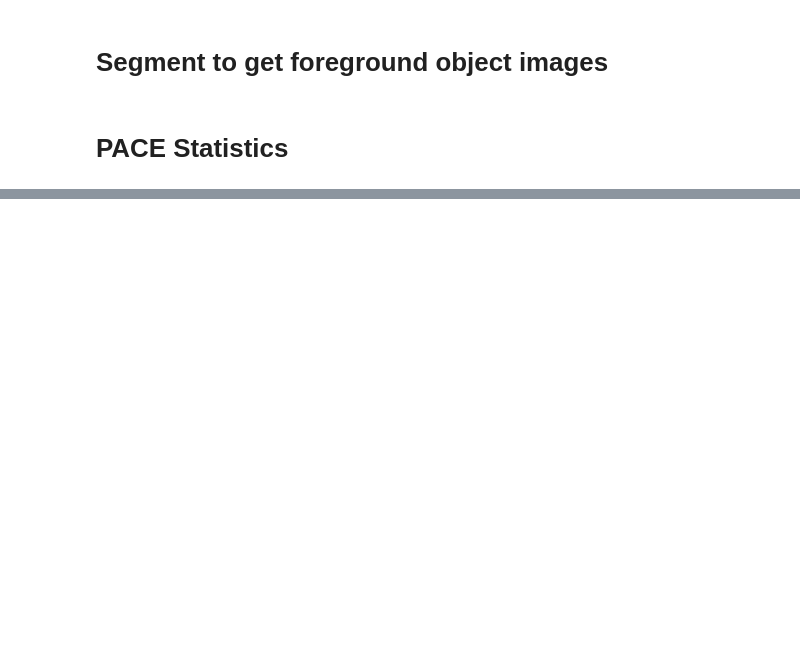
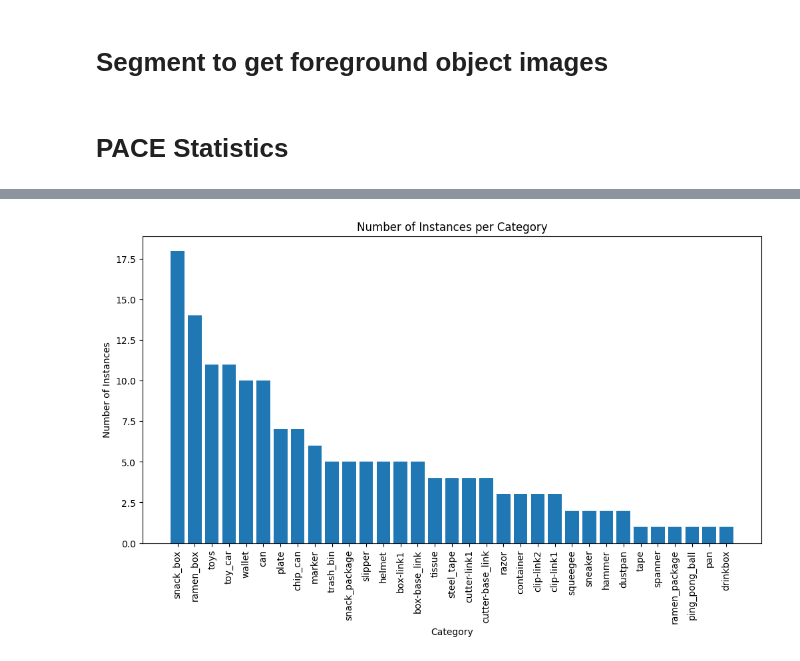
Before and after one commit to RIPS25-Analog/OC-Synthesis, a Jupyter notebook: src/utils/pace-data-processing.ipynb, the cells around one changed output, grey strips where cells are left out. Cells and saved outputs as stored; diff of their text form; code cells hidden in the pictures; blank space fills up the shorter version.

```diff
--- a/src/utils/pace-data-processing.ipynb
+++ b/src/utils/pace-data-processing.ipynb
@@ -391,13 +391,16 @@ instance_splits
 video_splits = {'train': defaultdict(set), 'val': defaultdict(set), 'test': defaultdict(set)}
 
 # Given the instance splits, construct video splits (all videos containing train instances become train videos, etc.)
-already_assigned_videos = set()
+IGNORE_VIDEOS = {156, 157, 158} ## MANUALLY ignored videos which contain a toy car instance but were seemingly mislabelled by PACE
+# already_assigned_videos = set()
 for split in instance_splits:
-    for video_id, frames in data.items():
-        for instance in target_instances_per_split[split]:
-            if isInstanceInVideo(instance, video_id):
-                category = category_of_instance[instance]
-                video_splits[split][category].add(video_id)
+	for video_id, frames in data.items():
+		if video_id in IGNORE_VIDEOS:
+			continue
+		for instance in target_instances_per_split[split]:
+			if isInstanceInVideo(instance, video_id):
+				category = category_of_instance[instance]
+				video_splits[split][category].add(video_id)
 # %%
 # video_splits = {'train': dict(), 'val': dict(), 'test': dict()}
 
@@ -810,19 +835,34 @@ plt.show()
+# %%
+coco_overlap_categories = {'bowl', 'bottle', 'clock', 'handbag', 'remote', 'scissor-link1', 'scissor-link2', 'toothbrush',
+                           'brush', 'mug', 'notebook', 'sausage', 'tennis_ball', 'thermos'}
+
+# for i in all_categories: print(i)
+eligible_categories = set(all_categories).difference(coco_overlap_categories)
 # %%
 ## make histogram of instaces per category
-instances_counts = [len(instances_of_category[category]) for category in all_categories]
+def countVisibleInstances(category):
+	count = 0
+	for instance in instances_of_category[category]:
+		if any(isInstanceInVideo(instance, videoID) for videoID in data.keys()):
+			count += 1
+	return count
+
+instances_counts = [countVisibleInstances(category) for category in eligible_categories]
 
 # sort categories by number of instances
-sorted_categories = [x for _, x in sorted(zip(instances_counts, all_categories), reverse=True)]
+sorted_categories = [x for _, x in sorted(zip(instances_counts, eligible_categories), reverse=True)]
 sorted_counts = sorted(instances_counts, reverse=True)
 
 plt.figure(figsize=(12, 6))
 plt.bar(sorted_categories, sorted_counts)
 plt.xlabel('Category')
 plt.ylabel('Number of Instances')
 plt.title(f'Number of Instances per Category')
 plt.xticks(rotation=90)
 # plt.tight_layout()
 plt.show()
+# %% [output]
+[figure, added]
 # %%
 # plot number of videos that each category occurs in
 category_video_counts = defaultdict(int)
```
Also changed, not shown: parts of 7 cells of this notebook, 9 other files.
